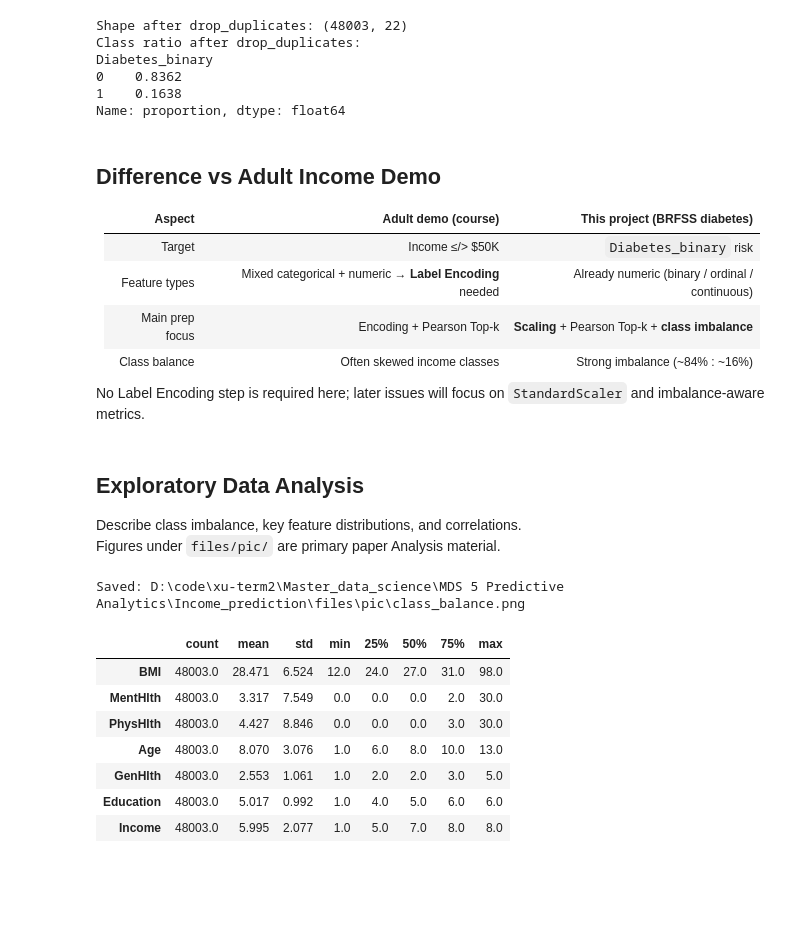
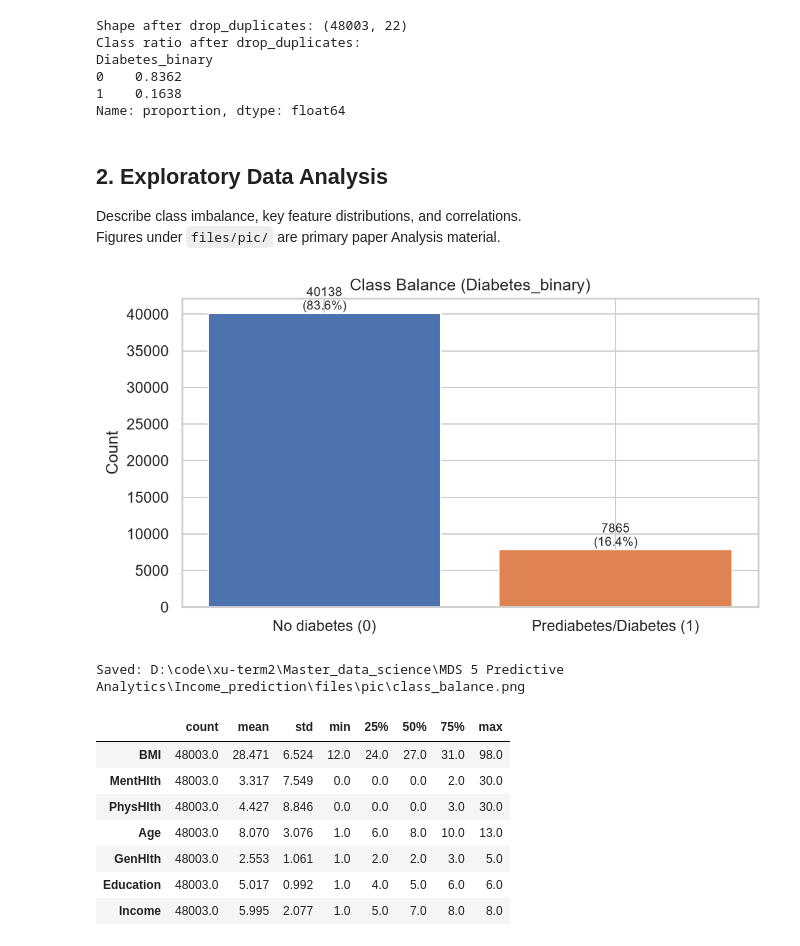
Before and after one commit to nikk909/mds5_Income_prediction, a Jupyter notebook: diabetes_ml_benchmark.ipynb, the cells around one changed output. Saved outputs shown, nothing was run; the diff lists cells and outputs as text; code cells hidden in the pictures; blank space fills up the shorter version.

Commit message:
Polish benchmark notebook: numbered sections and inline figure display.
Co-authored-by: Cursor <cursoragent@cursor.com>

```diff
--- a/diabetes_ml_benchmark.ipynb
+++ b/diabetes_ml_benchmark.ipynb
@@ -24,9 +23,10 @@ import warnings
 warnings.filterwarnings("ignore", category=FutureWarning)
 
 try:
-    from IPython.display import display
+    from IPython.display import display, Image
 except ImportError:
     display = print
+    Image = None
 # %%
 # 2. Resolve project root and create export folders
 # 论文用图/表写入 files/pic 与 files/data，供后续描述性分析引用
@@ -114,54 +114,50 @@ Diabetes_binary
 0    0.8362
 1    0.1638
 Name: proportion, dtype: float64
-# %% [markdown]
-## Difference vs Adult Income Demo
-
-| Aspect | Adult demo (course) | This project (BRFSS diabetes) |
-|--------|---------------------|-------------------------------|
-| Target | Income ≤/> $50K | `Diabetes_binary` risk |
-| Feature types | Mixed categorical + numeric → **Label Encoding** needed | Already numeric (binary / ordinal / continuous) |
-| Main prep focus | Encoding + Pearson Top-k | **Scaling** + Pearson Top-k + **class imbalance** |
-| Class balance | Often skewed income classes | Strong imbalance (~84% : ~16%) |
-
-No Label Encoding step is required here; later issues will focus on `StandardScaler` and imbalance-aware metrics.
 # %% [markdown]
-## Exploratory Data Analysis
+## 2. Exploratory Data Analysis
 
 Describe class imbalance, key feature distributions, and correlations.
 Figures under `files/pic/` are primary paper Analysis material.
 # %%
 # 1. Import plotting libraries
+# 启用 inline，保证 savefig 后的图也显示在 notebook 输出中
+%matplotlib inline
 import matplotlib.pyplot as plt
 import seaborn as sns
 
 sns.set_theme(style="whitegrid", context="notebook")
 plt.rcParams["savefig.dpi"] = 150
+plt.rcParams["figure.dpi"] = 100
 # %%
 # 2. Class balance bar chart -> files/pic/class_balance.png
 # 描述性分析提示：约 84% vs 16%，Accuracy 会虚高，论文应主看 F1/AUC/Recall
 class_counts = df[TARGET].value_counts().sort_index()
 class_ratio = df[TARGET].value_counts(normalize=True).sort_index()
 
 fig, ax = plt.subplots(figsize=(7, 4))
 labels = ["No diabetes (0)", "Prediabetes/Diabetes (1)"]
 bars = ax.bar(labels, class_counts.values, color=["#4C72B0", "#DD8452"])
 ax.set_ylabel("Count")
 ax.set_title("Class Balance (Diabetes_binary)")
 for b, v, r in zip(bars, class_counts.values, class_ratio.values):
     ax.text(
         b.get_x() + b.get_width() / 2,
         b.get_height(),
         f"{v}\n({r:.1%})",
         ha="center",
         va="bottom",
         fontsize=9,
     )
 fig.tight_layout()
 fig.savefig(PIC_DIR / "class_balance.png", bbox_inches="tight")
-plt.show()
+plt.close(fig)
+# 同时在 notebook 中显示已保存图片（不只写磁盘）
+if Image is not None:
+    display(Image(filename=str(PIC_DIR / "class_balance.png")))
 print("Saved:", PIC_DIR / "class_balance.png")
 # %% [output]
+[figure, added]
 Saved: D:\code\xu-term2\Master_data_science\MDS 5 Predictive Analytics\Income_prediction\files\pic\class_balance.png
 # %%
 # 3. Key descriptive statistics for numeric / ordinal features
```
Also changed, not shown: parts of 24 cells of this notebook, 3 other files.
